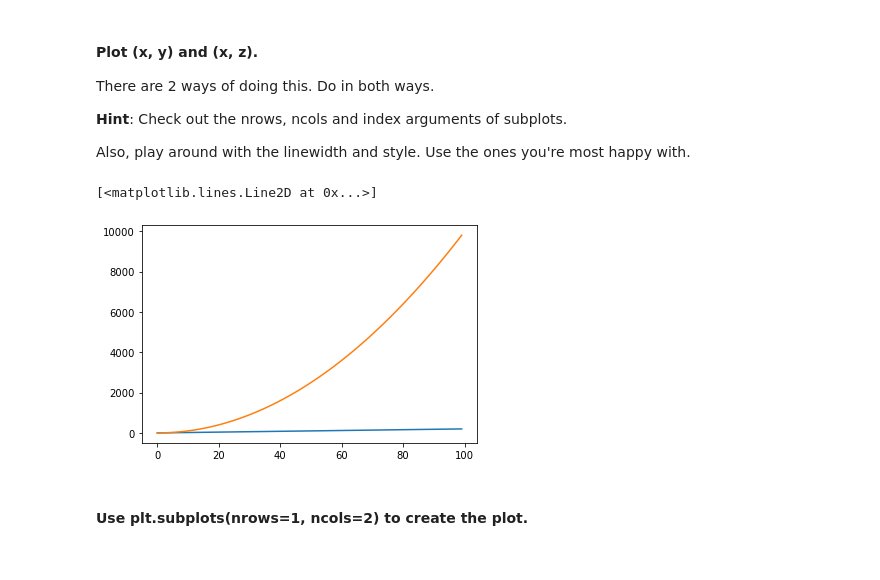
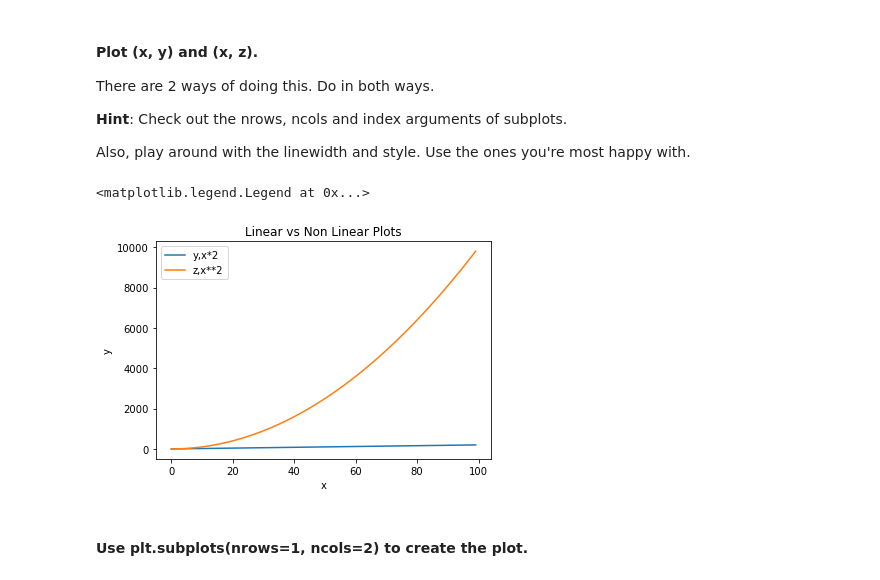
Before and after one commit to AbdulAlabdali/DA_tasks, a Jupyter notebook: Mod 2 Lab 1/Mod 2 Lab 1 Matplotlib & Seaborn.ipynb, the cells around one changed output. Cells and saved outputs as stored; diff of their text form; code cells hidden in the pictures.

```diff
--- a/Mod 2 Lab 1/Mod 2 Lab 1 Matplotlib & Seaborn.ipynb
+++ b/Mod 2 Lab 1/Mod 2 Lab 1 Matplotlib & Seaborn.ipynb
@@ -56,11 +57,15 @@ There are 2 ways of doing this. Do in both ways.
 **Hint**: Check out the nrows, ncols and index arguments of subplots.
 
 Also, play around with the linewidth and style. Use the ones you're most happy with.
-# %%
-plt.plot(x,y)
-plt.plot(x,z)
-# %% [output]
-[<matplotlib.lines.Line2D at 0x...>]
-[figure, removed]
+# %%
+plt.plot(x,y, label="y,x*2")
+plt.plot(x,z, label="z,x**2")
+plt.title("Linear vs Non Linear Plots")
+plt.xlabel("x")
+plt.ylabel("y")
+plt.legend()
+# %% [output]
+<matplotlib.legend.Legend at 0x...>
+[figure, added]
 # %% [markdown]
 #### Use plt.subplots(nrows=1, ncols=2) to create the plot.
```
Also changed, not shown: parts of 54 cells of this notebook, 11 other files.
